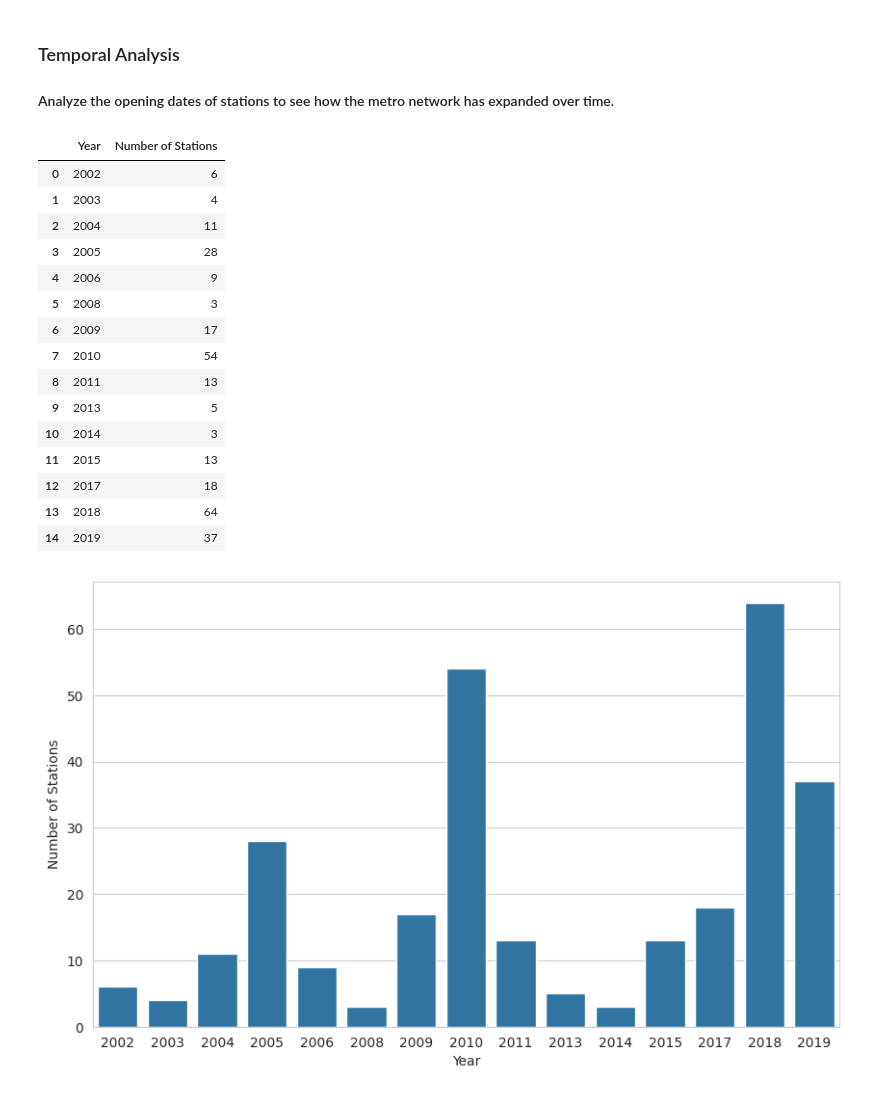
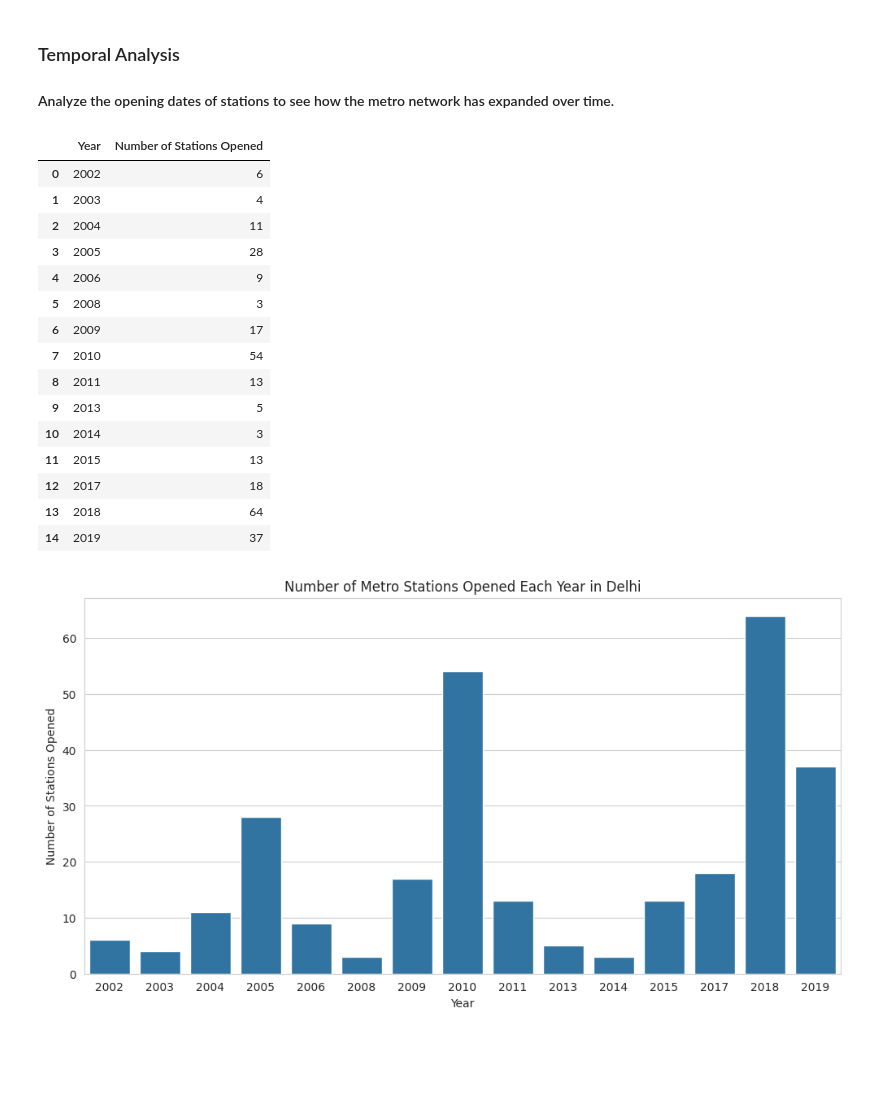
Before and after one commit to ajithpmohan/delhi-metro-network-analysis-using-python, a Jupyter notebook: main.ipynb, the cells around one changed output. Drawn from its saved outputs; the diff is of its cells as text; code cells hidden in the pictures; blank space fills up the shorter version.

```diff
--- a/main.ipynb
+++ b/main.ipynb
@@ -208,10 +208,10 @@ plt.plot();
 # %%
 df['Opening Year'] = df['Opening Date'].dt.year
 stations_per_year_df = df['Opening Year'].value_counts().sort_index().reset_index()
-stations_per_year_df.columns = ['Year', 'Number of Stations']
+stations_per_year_df.columns = ['Year', 'Number of Stations Opened']
 stations_per_year_df
 # %% [output]
-|  | Year | Number of Stations |
+|  | Year | Number of Stations Opened |
 | 0 | 2002 | 6 |
 | 1 | 2003 | 4 |
 | 2 | 2004 | 11 |
@@ -228,8 +228,9 @@ stations_per_year_df
 | 13 | 2018 | 64 |
 | 14 | 2019 | 37 |
 # %%
-plt.figure(figsize=(10,6))
-sns.barplot(stations_per_year_df, x=stations_per_year_df['Year'], y=stations_per_year_df['Number of Stations'])
+plt.figure(figsize=(12,6))
+sns.barplot(stations_per_year_df, x=stations_per_year_df['Year'], y=stations_per_year_df['Number of Stations Opened'])
+plt.title('Number of Metro Stations Opened Each Year in Delhi')
 plt.show()
 # %% [output]
-[figure, old version]
+[figure, new version]
```
Also changed, not shown: parts of 1 cell of this notebook.
